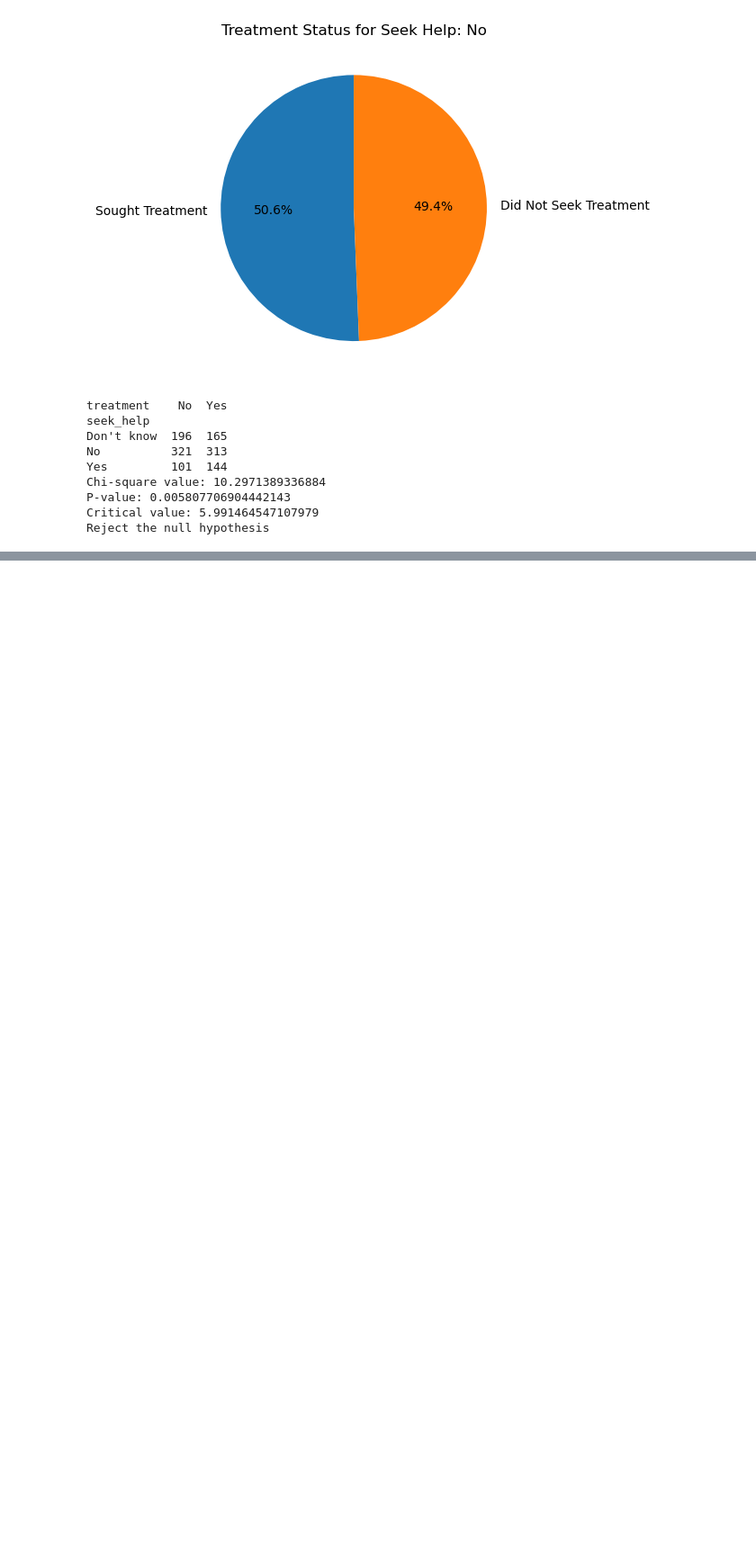
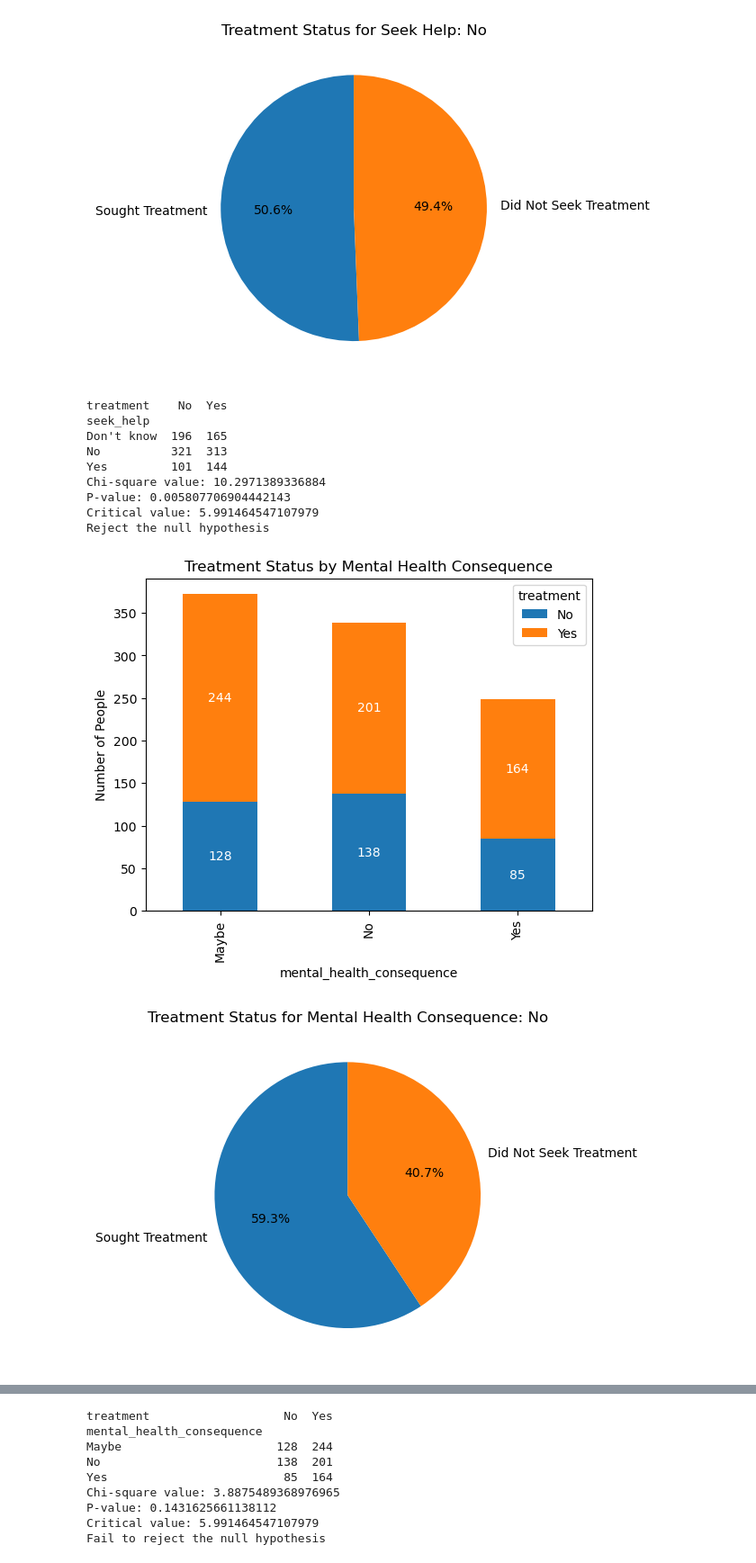
Before and after one commit to Bettypani/mental-health-survey-analysis, a Jupyter notebook: code/survey-data-script.ipynb, the cells around one changed output, grey strips where cells are left out. Shown at 90% size. Saved outputs shown, nothing was run; the diff lists cells and outputs as text; code cells hidden in the pictures; blank space fills up the shorter version.

```diff
--- a/code/survey-data-script.ipynb
+++ b/code/survey-data-script.ipynb
@@ -263,3 +202,54 @@ Chi-square value: 10.2971389336884
 P-value: 0.005807706904442143
 Critical value: 5.991464547107979
 Reject the null hypothesis
+# %%
+# What is people though about being identified with a mental health issues will hurt their career?
+mhc_treatment_counts = survey_data_df.groupby(['mental_health_consequence', 'treatment']).size().unstack().fillna(0)
+
+# Plot bar chart
+ax = mhc_treatment_counts.plot(kind='bar', stacked=True)
+ax.set_ylabel('Number of People')
+ax.set_title('Treatment Status by Mental Health Consequence')
+
+for p in ax.patches:
+    width, height = p.get_width(), p.get_height()
+    x, y = p.get_xy()
+    ax.annotate(f'{height:.0f}', (x + width / 2, y + height / 2), ha='center', va='center', color='white')
+
+plt.show()
+
+mhc_options = survey_data_df['mental_health_consequence'].unique()
+
+for option in mhc_options:
+    mhc_option_data = survey_data_df[survey_data_df['mental_health_consequence'] == option]['treatment'].value_counts()
+
+    fig, ax = plt.subplots()
+    ax.pie(mhc_option_data, labels=['Sought Treatment', 'Did Not Seek Treatment'], autopct='%1.1f%%', startangle=90)
+    ax.set_title(f'Treatment Status for Mental Health Consequence: {option}')
+    plt.show()
+
+# create a contingency table for stat calcs
+contingency_table = pd.crosstab(survey_data_df['mental_health_consequence'], survey_data_df['treatment'])
+print(contingency_table)
+
+# perform chi-square test
+chi2, p, _, expected = st.chi2_contingency(contingency_table)
+
+# calculate critical value
+alpha = 0.05  # choose your significance level
+degrees_of_freedom = (contingency_table.shape[0] - 1) * (contingency_table.shape[1] - 1)
+critical_value = st.chi2.ppf(1 - alpha, degrees_of_freedom)
+
+# print results of stat calcs
+print(f"Chi-square value: {chi2}")
+print(f"P-value: {p}")
+print(f"Critical value: {critical_value}")
+
+# compare chi2 and critical_value for decision
+if chi2 > critical_value:
+    print("Reject the null hypothesis")
+else:
+    print("Fail to reject the null hypothesis")
+# %% [output]
+[figure, added]
+[figure, added]
@@ -265,0 +258,9 @@ Reject the null hypothesis
+treatment                   No  Yes
+mental_health_consequence
+Maybe                      128  244
+No                         138  201
+Yes                         85  164
+Chi-square value: 3.8875489368976965
+P-value: 0.1431625661138112
+Critical value: 5.991464547107979
+Fail to reject the null hypothesis
```
Also changed, not shown: parts of 9 cells of this notebook.
